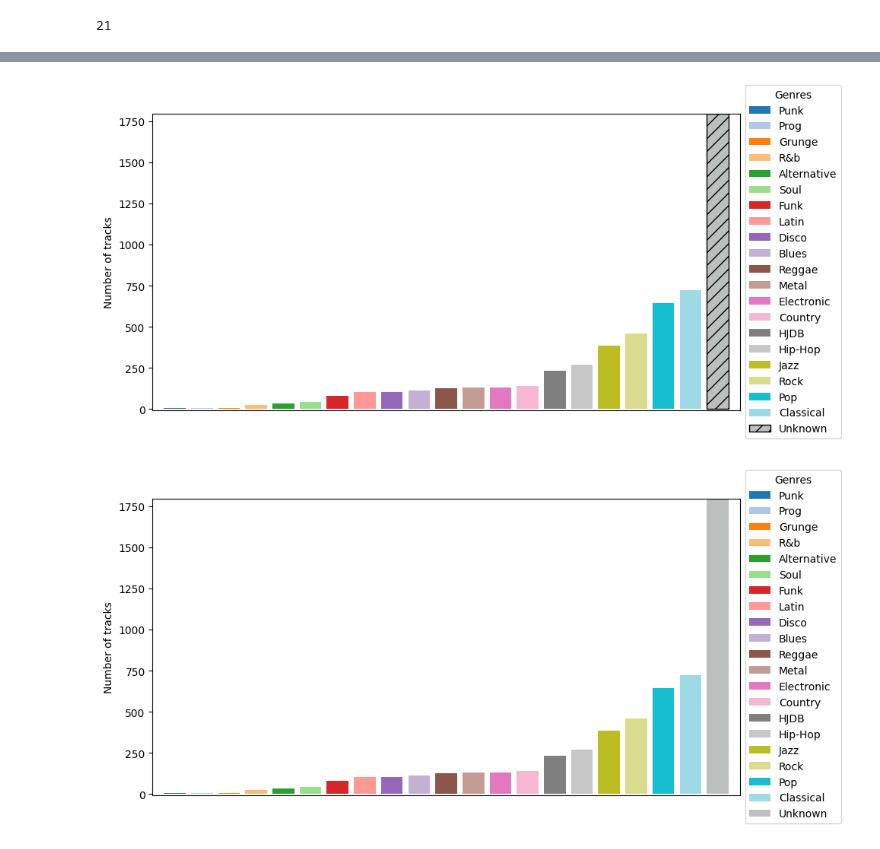
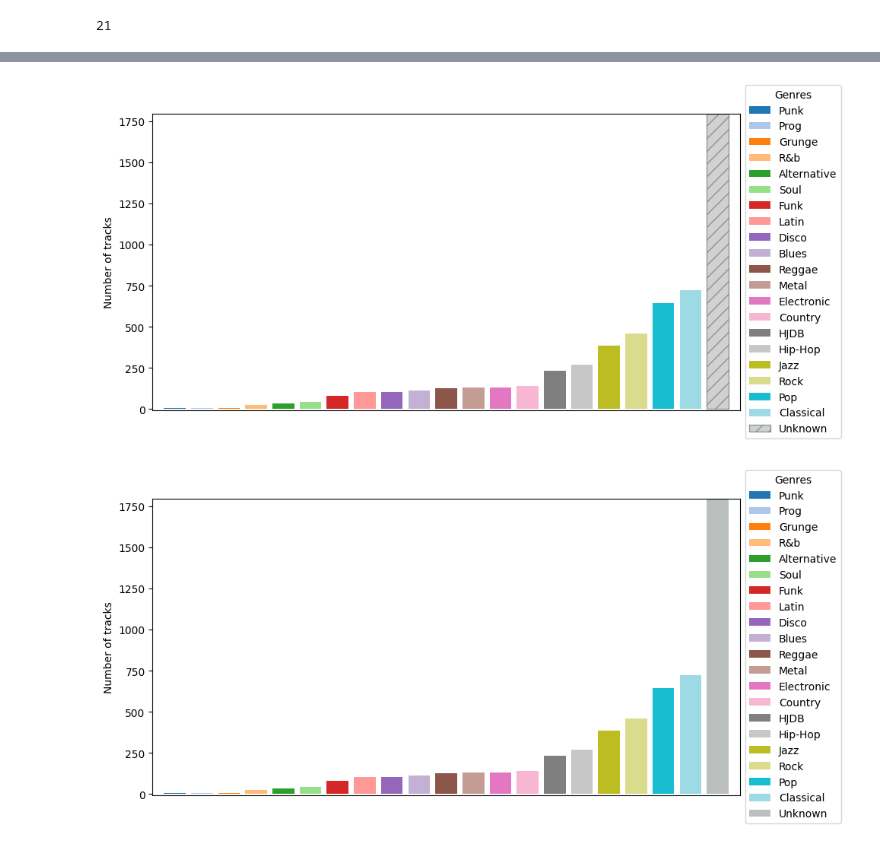
Before and after one commit to PulyaPolya/genres, a Jupyter notebook: dataset/beat_this_data.ipynb, the cells around one changed output, grey strips where cells are left out. Drawn from its saved outputs; the diff is of its cells as text; code cells hidden in the pictures.

```diff
--- a/dataset/beat_this_data.ipynb
+++ b/dataset/beat_this_data.ipynb
@@ -11,3 +11,15 @@ genres = [file.split("_")[1] for file in lst]
 len(lst)
 # %% [output]
 5556
+# %%
+import numpy as np
+from collections import Counter
+#data = np.load(r"P:\datasets\beat-this\data\audio\spectograms_npz\gtzan.npz")
+data = np.load(r"P:\datasets\beat-this\embeddings_beat_this_gtzan.npz")
+#data_rwc = np.load(r"p:\datasets\geenres\fma\fma_test_unsorted\audio\spectrograms\fma_test_unsorted.npz")
+#data_rwc = np.load(r"c:\Polina\data\rwc_wo_augm.npz")
+lst = data.files
+genres = [file.split("_")[1] for file in lst]
+len(lst)
+genres = [file.split("_")[0] for file in lst]
+Counter(genres)
@@ -680,9 +709,9 @@ from sklearn.cluster  import KMeans
 from sklearn.manifold import TSNE
 gtzan_presence = False
 ch = 0
-while ch <  7780:      # for 4 clusters: 9330, 2 clusters : 7780, 3 clusters: 11235
+while ch <  11235:      # for 4 clusters: 9330, 2 clusters : 7780, 3 clusters: 11235
     seed = random.randint(0, 2**21-1)
-    seed = 1798146
+    seed = 459476
     perplexity = 500 if layer == 100 else 300
     spectrograms_reduced = TSNE(n_components=2, perplexity=perplexity, random_state=seed).fit_transform(spectrograms_scaled)
     algorithm = "KMeans"
@@ -2436,6 +2610,7 @@ for label in spectrogram_keys:
         else:
           mapped_genre= "Unknown"
         genre_counts[mapped_genre] = genre_counts.get(mapped_genre, 0) + 1
+genre_counts["R&B"]= genre_counts.pop("R&b")
 genre_counts
 # %% [output]
 problems with the file 0045_cantgetyououtofmyhead
@@ -2507,42 +2729,44 @@ colors = {genre: cmap(i % 20) for i, genre in enumerate(names)}
 colors["Unknown"] = "#bbbfbd"
 
 # Plot
+alpha, color = 0.7, "#777777"
 plt.figure(figsize=(10, 5))
 x_pos = np.arange(num_genres)
 bars = plt.bar(x_pos, values, color=[colors[g] for g in names])
 for bar, genre in zip(bars, names):
     if genre == "Unknown":
         bar.set_hatch("//")      # try "///", "\\\\", "xx", "..", etc.
-        bar.set_edgecolor("black")
+        bar.set_alpha(alpha)
+        bar.set_edgecolor(color)
 
 # Hide x-axis labels
 plt.xticks([])  # removes genre names below bars
 
 # Set limits and labels
 plt.ylim(min(values) - 10, max(values) + 3)
 plt.ylabel("Number of tracks")
 #plt.title("1517-Artists")
 plt.margins(x=0.02)
 
 # Add legend on the side
 legend_elements = []
 for i, g in enumerate(names):
     if g == "Unknown":
         legend_elements.append(
-            Patch(facecolor=colors[g], hatch="//", edgecolor="black", label=g)
+            Patch(facecolor=colors[g], hatch="//", edgecolor=color, label=g, alpha=alpha)
         )
     else:
         legend_elements.append(
             Patch(facecolor=colors[g], label=g)
         )
 #legend_elements = [Patch(facecolor=colors[names[i]], label=names[i]) for i in range(num_genres)]
 plt.legend(handles=legend_elements, loc='center left', bbox_to_anchor=(1, 0.5), title="Genres")
 
 plt.tight_layout()
 plt.savefig("figures/all_genres_distribution_unk_dashed.pdf", format="pdf", bbox_inches="tight")
 plt.show()
 # %% [output]
-[figure, old version]
+[figure, new version]
 # %%
 
 from matplotlib.patches import Patch
```
Also changed, not shown: parts of 27 cells of this notebook, 3 other files.
